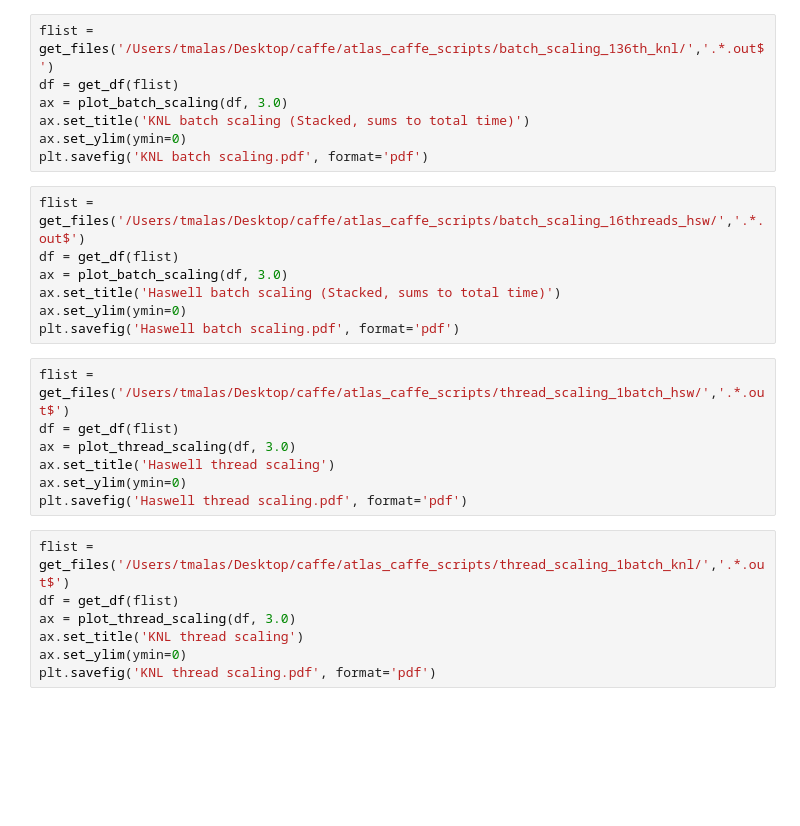
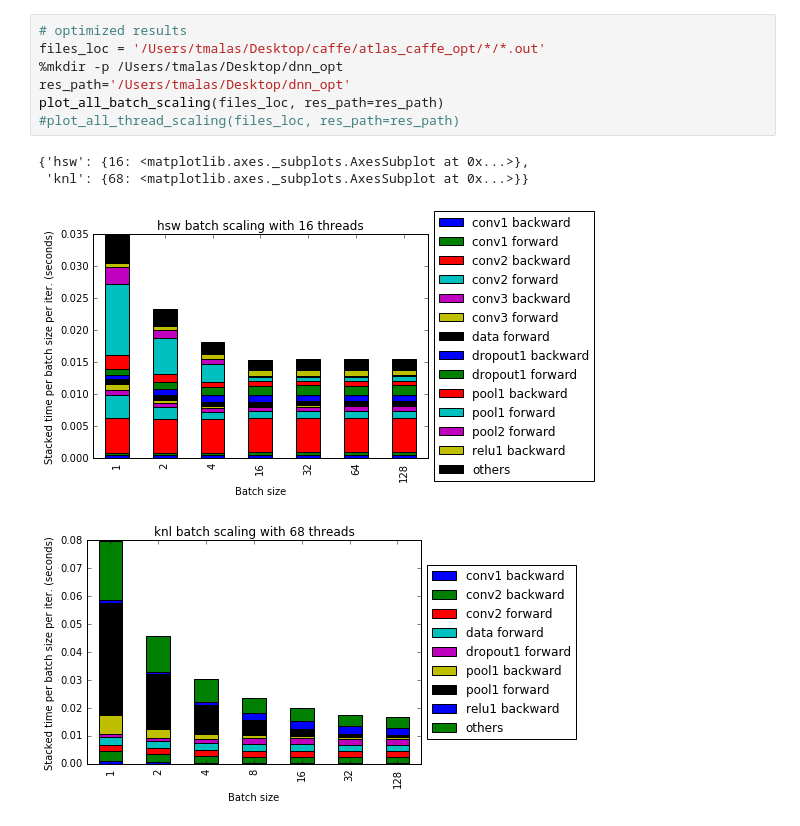
Before and after one commit to azrael417/caffe, a Jupyter notebook: scripts/analysis/parse_caffe_time.ipynb, the cells around one changed output. Cells and saved outputs as stored; diff of their text form; blank space fills up the shorter version.

Commit message:
parsing and plotting all caffe batch and thread scaling results from files wildcard list

```diff
--- a/scripts/analysis/parse_caffe_time.ipynb
+++ b/scripts/analysis/parse_caffe_time.ipynb
@@ -144,28 +190,12 @@ def plot_thread_scaling(df, threas):
-# %%
-flist = get_files('/Users/tmalas/Desktop/caffe/atlas_caffe_scripts/batch_scaling_136th_knl/','.*.out$')
-df = get_df(flist)
-ax = plot_batch_scaling(df, 3.0)
-ax.set_title('KNL batch scaling (Stacked, sums to total time)')
-ax.set_ylim(ymin=0)
-plt.savefig('KNL batch scaling.pdf', format='pdf')
-# %%
-flist = get_files('/Users/tmalas/Desktop/caffe/atlas_caffe_scripts/batch_scaling_16threads_hsw/','.*.out$')
-df = get_df(flist)
-ax = plot_batch_scaling(df, 3.0)
-ax.set_title('Haswell batch scaling (Stacked, sums to total time)')
-ax.set_ylim(ymin=0)
-plt.savefig('Haswell batch scaling.pdf', format='pdf')
-# %%
-flist = get_files('/Users/tmalas/Desktop/caffe/atlas_caffe_scripts/thread_scaling_1batch_hsw/','.*.out$')
-df = get_df(flist)
-ax = plot_thread_scaling(df, 3.0)
-ax.set_title('Haswell thread scaling')
-ax.set_ylim(ymin=0)
-plt.savefig('Haswell thread scaling.pdf', format='pdf')
-# %%
-flist = get_files('/Users/tmalas/Desktop/caffe/atlas_caffe_scripts/thread_scaling_1batch_knl/','.*.out$')
-df = get_df(flist)
-ax = plot_thread_scaling(df, 3.0)
-ax.set_title('KNL thread scaling')
-ax.set_ylim(ymin=0)
-plt.savefig('KNL thread scaling.pdf', format='pdf')
+# %%
+# optimized results
+files_loc = '/Users/tmalas/Desktop/caffe/atlas_caffe_opt/*/*.out'
+%mkdir -p /Users/tmalas/Desktop/dnn_opt
+res_path='/Users/tmalas/Desktop/dnn_opt'
+plot_all_batch_scaling(files_loc, res_path=res_path)
+#plot_all_thread_scaling(files_loc, res_path=res_path)
+# %% [output]
+{'hsw': {16: <matplotlib.axes._subplots.AxesSubplot at 0x...>},
+ 'knl': {68: <matplotlib.axes._subplots.AxesSubplot at 0x...>}}
+[figure, added]
+[figure, added]
```
Also changed, not shown: parts of 3 cells of this notebook.
